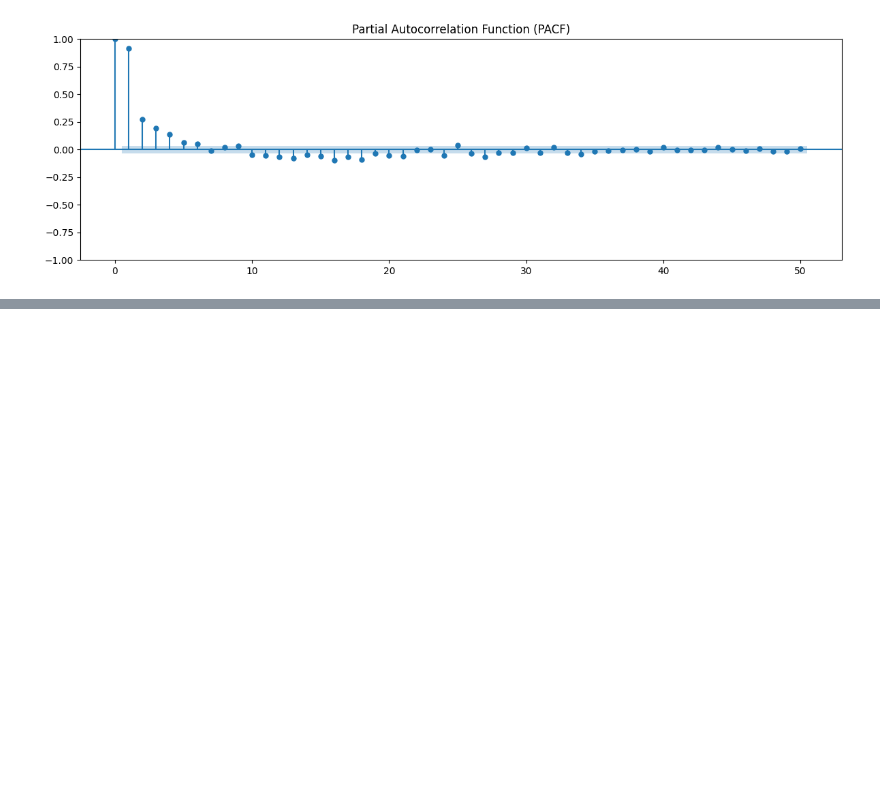
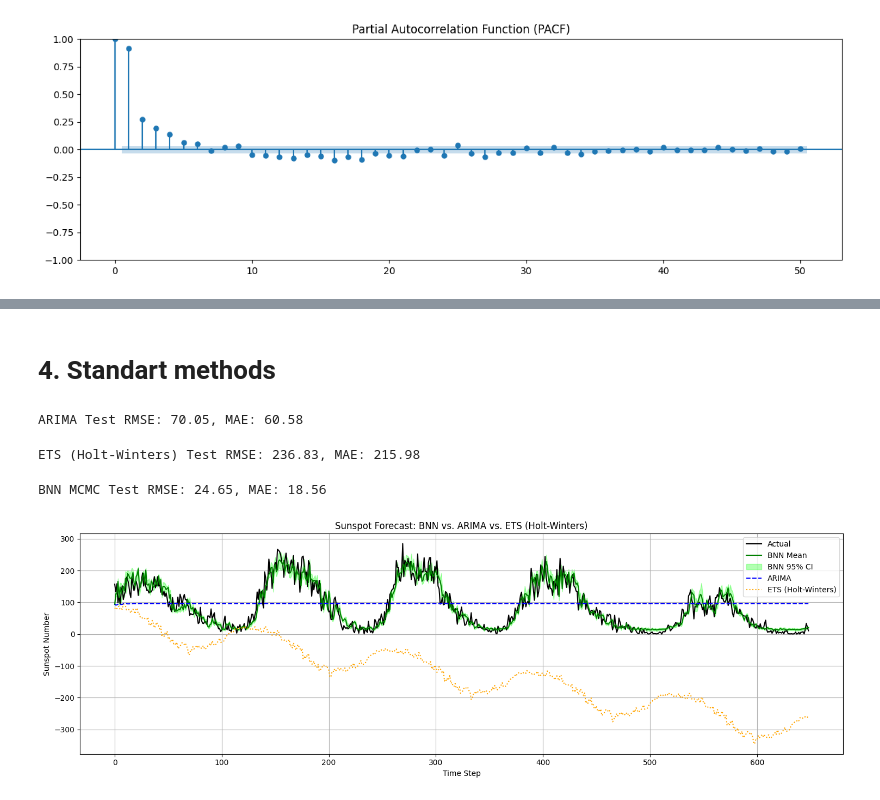
Before and after one commit to Jevgenijsposashkov/bnn_forecasting, a Jupyter notebook: bnn_notebook.ipynb, the cells around one changed output, grey strips where cells are left out. Cells and saved outputs as stored; diff of their text form; code cells hidden in the pictures; blank space fills up the shorter version.

```diff
--- a/bnn_notebook.ipynb
+++ b/bnn_notebook.ipynb
@@ -1294,0 +555,4 @@ TypeError: list indices must be integers or slices, not NoneType
+# %%
+df['Date'] = pd.to_datetime(df['Date'])
+df['Sunspots'] = df['Sunspots'].interpolate(method='linear')
+series = df['Sunspots'].values
@@ -1294,0 +864,51 @@ TypeError: list indices must be integers or slices, not NoneType
+# %% [markdown]
+# 4. Standart methods
+# %%
+# --- ARIMA ---
+arima_order = (12, 1, 0)
+arima_model = ARIMA(series[:split_idx+window_size], order=arima_order)
+arima_fit = arima_model.fit()
+arima_forecast = arima_fit.forecast(steps=len(y_test))
+arima_rmse = root_mean_squared_error(y_test_orig, arima_forecast)
+arima_mae = mean_absolute_error(y_test_orig, arima_forecast)
+print(f"ARIMA Test RMSE: {arima_rmse:.2f}, MAE: {arima_mae:.2f}")
+# %% [output]
+ARIMA Test RMSE: 70.05, MAE: 60.58
+# %%
+# ETS: Seasonality for sunspots is about 11 years (~132 months), so period=132
+seasonal_period = 132 if len(series) > 132 else 12  # fallback for short data
+ets_model = ExponentialSmoothing(
+    series[:split_idx+window_size],
+    trend='add',
+    seasonal='add',
+    seasonal_periods=seasonal_period
+).fit()
+ets_forecast = ets_model.forecast(steps=len(y_test))
+ets_rmse = root_mean_squared_error(y_test_orig, ets_forecast)
+ets_mae = mean_absolute_error(y_test_orig, ets_forecast)
+print(f"ETS (Holt-Winters) Test RMSE: {ets_rmse:.2f}, MAE: {ets_mae:.2f}")
+# %% [output]
+ETS (Holt-Winters) Test RMSE: 236.83, MAE: 215.98
+# %%
+print(f"BNN MCMC Test RMSE: {rmse:.2f}, MAE: {mae:.2f}")
+# %% [output]
+BNN MCMC Test RMSE: 24.65, MAE: 18.56
+# %%
+plt.figure(figsize=(15,5))
+plt.plot(y_test_orig, label='Actual', color='black')
+plt.plot(mean_pred_orig, label='BNN Mean', color='green')
+plt.fill_between(np.arange(len(y_test_orig)),
+                 mean_pred_orig - 2*std_pred_orig,
+                 mean_pred_orig + 2*std_pred_orig,
+                 color='lime', alpha=0.3, label='BNN 95% CI')
+plt.plot(arima_forecast, label='ARIMA', color='blue', linestyle='dashed')
+plt.plot(ets_forecast, label='ETS (Holt-Winters)', color='orange', linestyle='dotted')
+plt.title('Sunspot Forecast: BNN vs. ARIMA vs. ETS (Holt-Winters)')
+plt.xlabel('Time Step')
+plt.ylabel('Sunspot Number')
+plt.legend()
+plt.grid()
+plt.tight_layout()
+plt.show()
+# %% [output]
+[figure, added]
```
Also changed, not shown: parts of 28 cells of this notebook, 7 other files.
